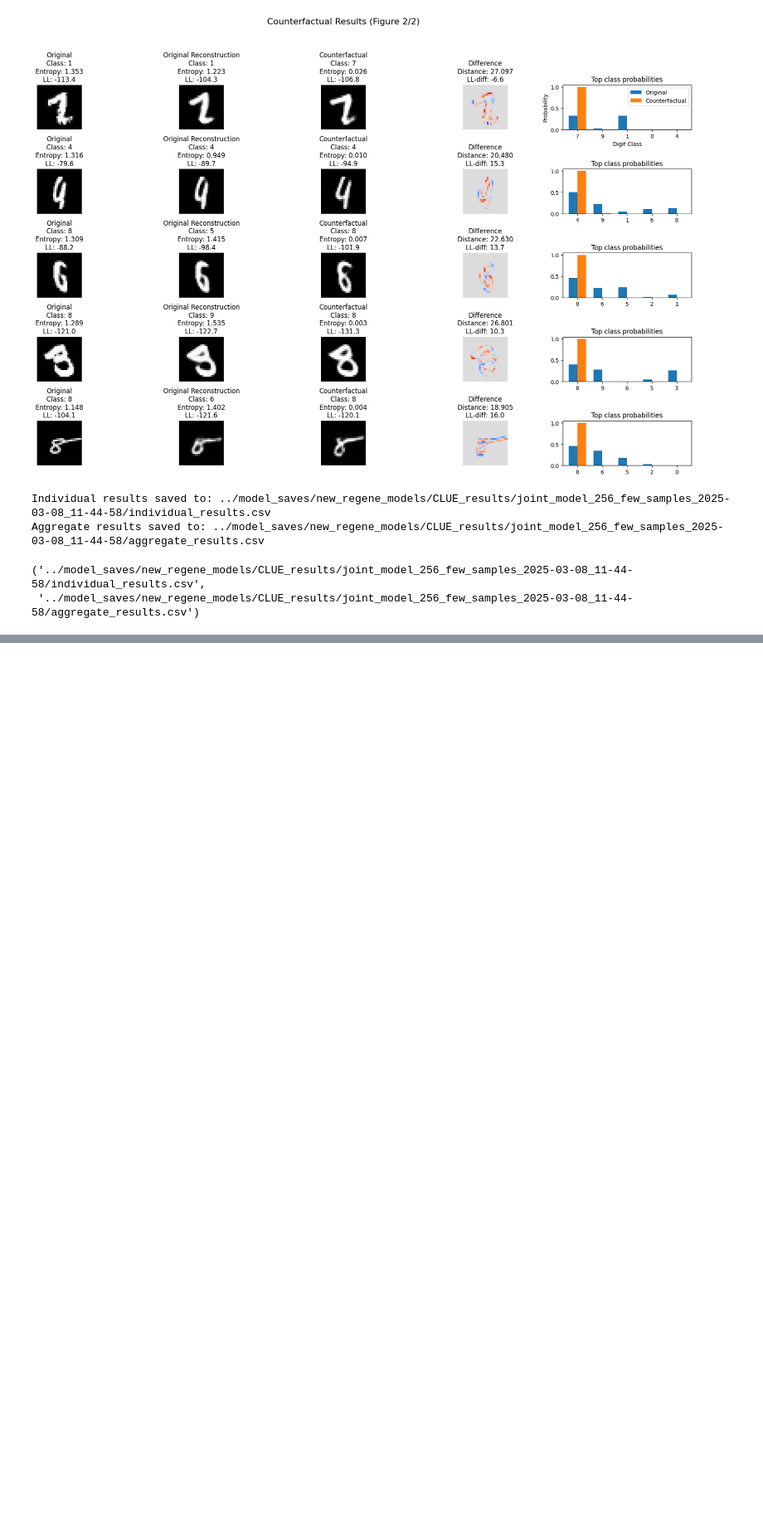
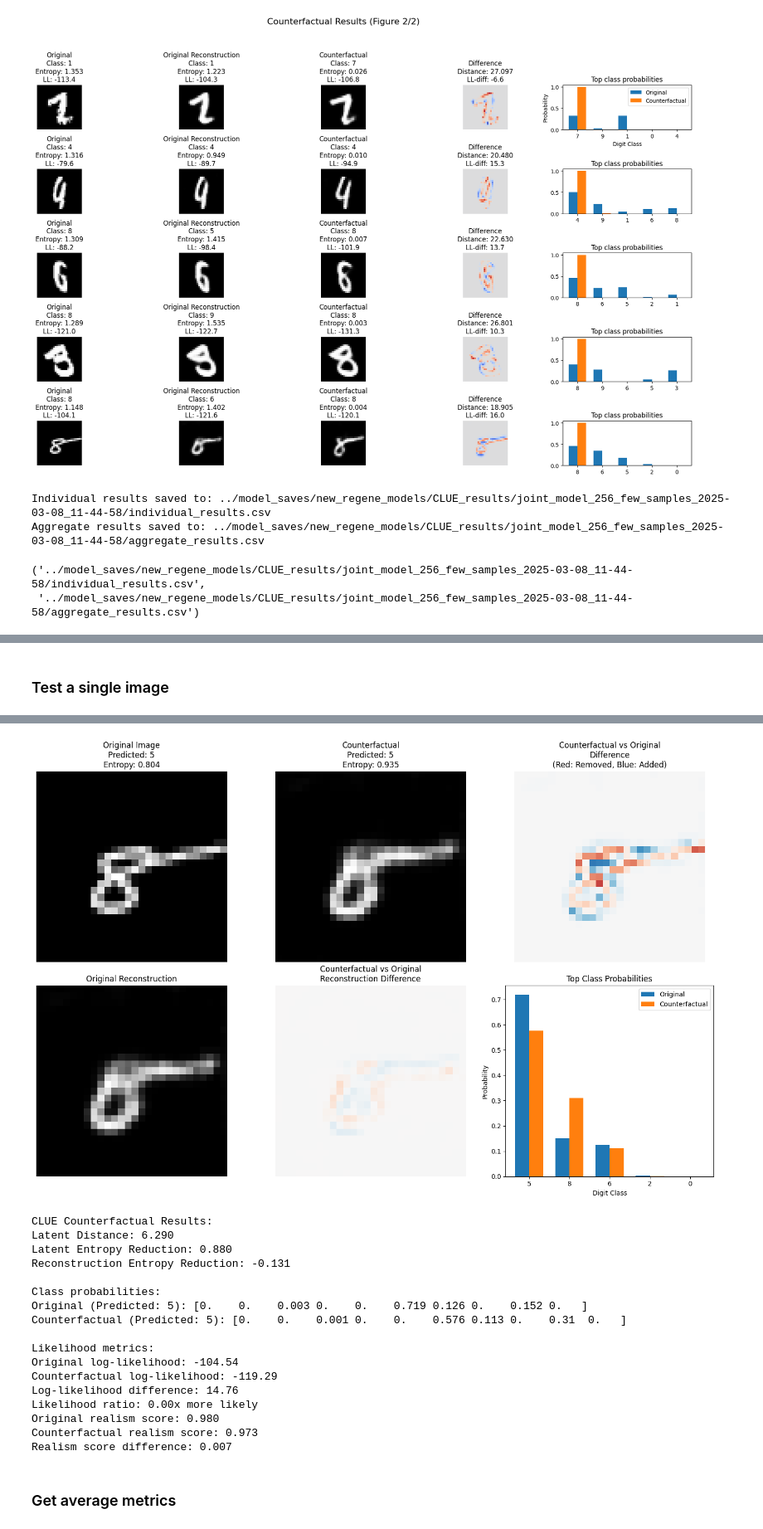
Before and after one commit to confinlay/Bayesian-CE, a Jupyter notebook: MyImplementation/testing_notebooks/test-clue-performance.ipynb, the cells around one changed output, grey strips where cells are left out. Shown at 83% size. Drawn from its saved outputs; the diff is of its cells as text; code cells hidden in the pictures; blank space fills up the shorter version.

```diff
--- a/MyImplementation/testing_notebooks/test-clue-performance.ipynb
+++ b/MyImplementation/testing_notebooks/test-clue-performance.ipynb
@@ -390,0 +431,16 @@ Aggregate results saved to: ../model_saves/new_regene_models/CLUE_results/joint_
+# %% [markdown]
+### Test a single image
+# %%
+results, figure = evaluate_single_clue_counterfactual(
+    uncertain_images[3],
+    backbone,
+    decoder,
+    vae,
+    device=cfg.device,
+    verbose=True,
+    steps=200,
+    distance_weight=0.005,
+    lr=0.05,
+    bayesian=False
+)
+# %% [output]
@@ -390,0 +464,20 @@ Aggregate results saved to: ../model_saves/new_regene_models/CLUE_results/joint_
+[figure, added]
+CLUE Counterfactual Results:
+Latent Distance: 6.290
+Latent Entropy Reduction: 0.880
+Reconstruction Entropy Reduction: -0.131
+
+Class probabilities:
+Original (Predicted: 5): [0.    0.    0.003 0.    0.    0.719 0.126 0.    0.152 0.   ]
+Counterfactual (Predicted: 5): [0.    0.    0.001 0.    0.    0.576 0.113 0.    0.31  0.   ]
+
+Likelihood metrics:
+Original log-likelihood: -104.54
+Counterfactual log-likelihood: -119.29
+Log-likelihood difference: 14.76
+Likelihood ratio: 0.00x more likely
+Original realism score: 0.980
+Counterfactual realism score: 0.973
+Realism score difference: 0.007
+# %% [markdown]
+### Get average metrics
```
Also changed, not shown: parts of 15 cells of this notebook, 5 other files.
